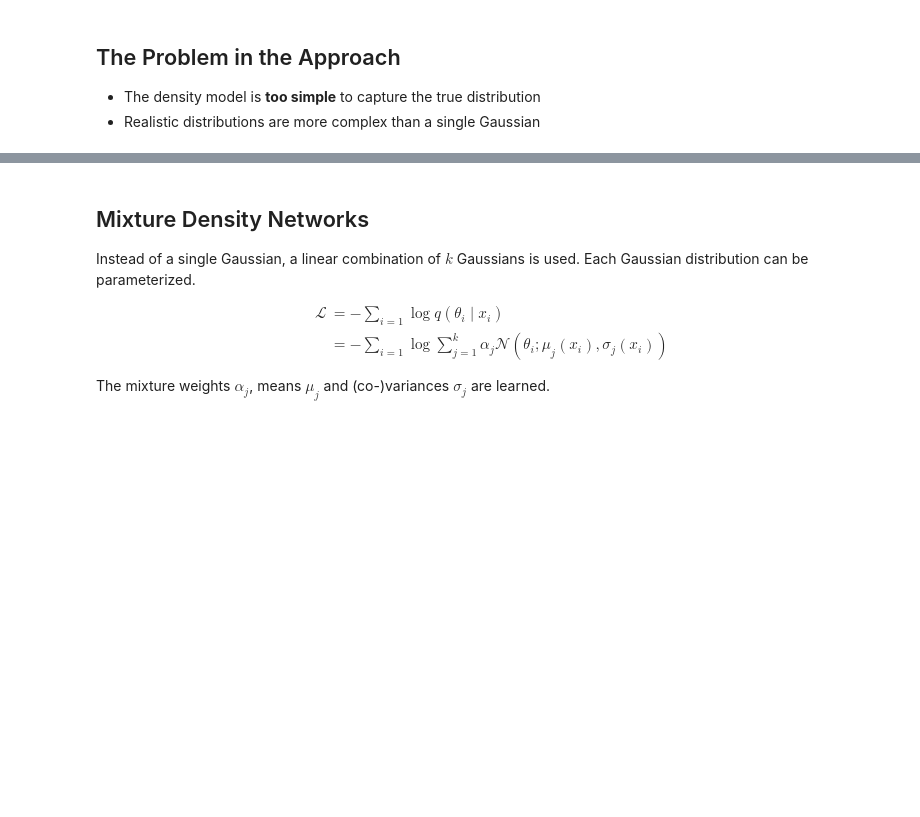
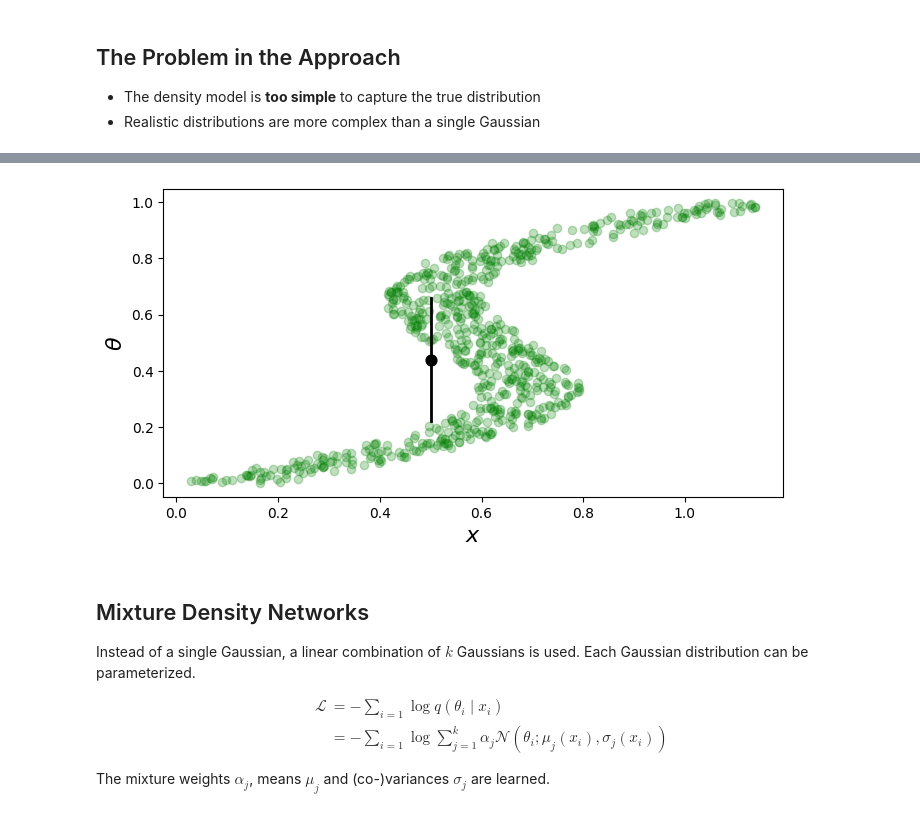
Before and after one commit to aai-institute/tfl-training-sbi, a Jupyter notebook: notebooks/nb_02_conditional_density_estimation.ipynb, the cells around one changed output, grey strips where cells are left out. Cells and saved outputs as stored; diff of their text form; code cells hidden in the pictures; blank space fills up the shorter version.

```diff
--- a/notebooks/nb_02_conditional_density_estimation.ipynb
+++ b/notebooks/nb_02_conditional_density_estimation.ipynb
@@ -224,3 +232,21 @@ plt.show()
+# %%
+plt.figure(figsize=(8, 4))
+
+plt.plot(x[::15], theta[::15], "go", alpha=0.25)
+plt.plot(
+    [0.5, 0.5],
+    [0.44 - 0.22, 0.44 + 0.22],
+    "k-",
+    linewidth=2,
+)
+plt.scatter(0.5, 0.44, c="k", s=60)
+
+plt.xlabel("$x$", fontsize=16)
+plt.ylabel("$\\theta$", fontsize=16)
+
+plt.show()
+# %% [output]
+[figure, added]
 # %% [markdown]
 ## Mixture Density Networks
 
```
Also changed, not shown: parts of 18 cells of this notebook.
